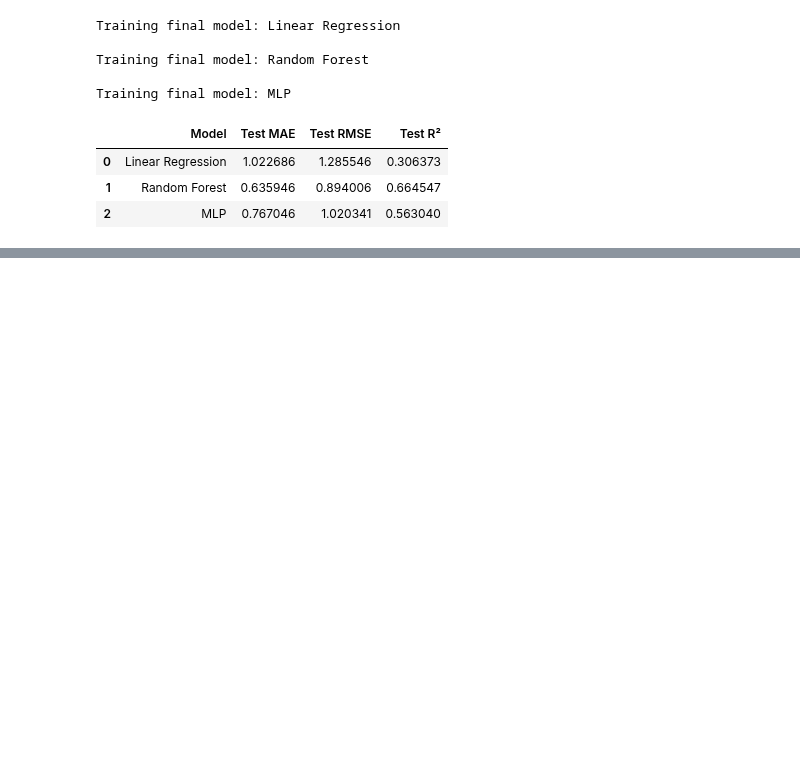
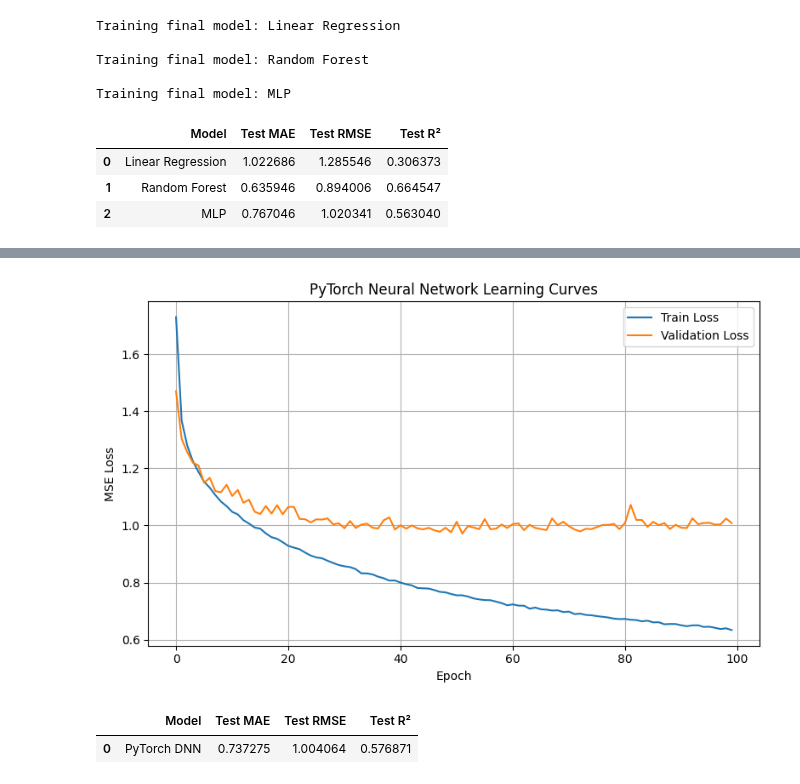
Before and after one commit to immischein/ML-bandgap, a Jupyter notebook: modeling_experiments.ipynb, the cells around one changed output, grey strips where cells are left out. Drawn from its saved outputs; the diff is of its cells as text; code cells hidden in the pictures; blank space fills up the shorter version.

```diff
--- a/modeling_experiments.ipynb
+++ b/modeling_experiments.ipynb
@@ -309,3 +441,11 @@ Training final model: MLP
 | 0 | Linear Regression | 1.022686 | 1.285546 | 0.306373 |
 | 1 | Random Forest | 0.635946 | 0.894006 | 0.664547 |
 | 2 | MLP | 0.767046 | 1.020341 | 0.563040 |
+# %%
+torch_result_balanced, torch_model_balanced, torch_preprocessor_balanced= train_torch_model(
+    X_train_balanced, X_test_balanced, y_train_balanced, y_test_balanced,
+    num_epochs=100, lr=1e-3, batch_size=64, print_every=10
+)
+
+display(pd.DataFrame([torch_result_balanced]))
+# %% [output]
@@ -311,0 +463,3 @@ Training final model: MLP
+[figure, added]
+|  | Model | Test MAE | Test RMSE | Test R² |
+| 0 | PyTorch DNN | 0.737275 | 1.004064 | 0.576871 |
```
Also changed, not shown: parts of 9 cells of this notebook.
